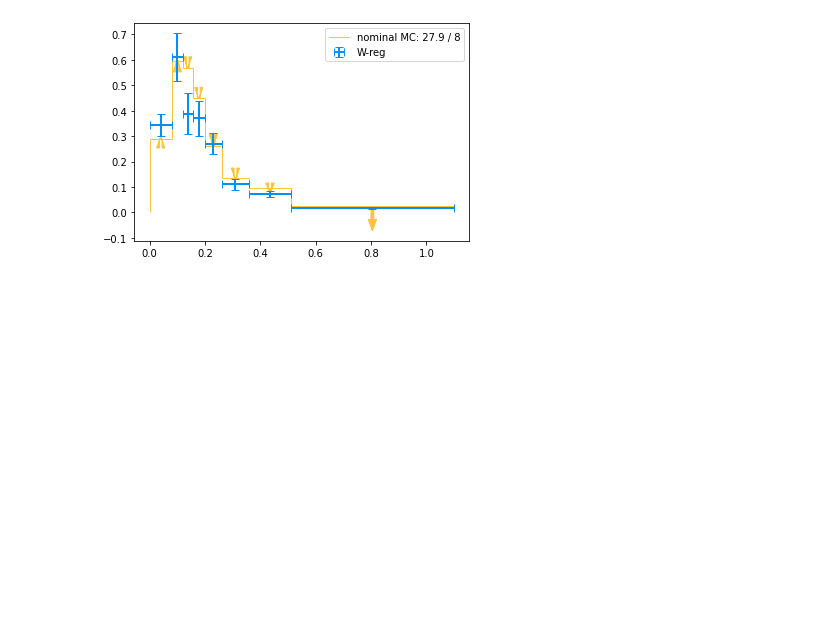
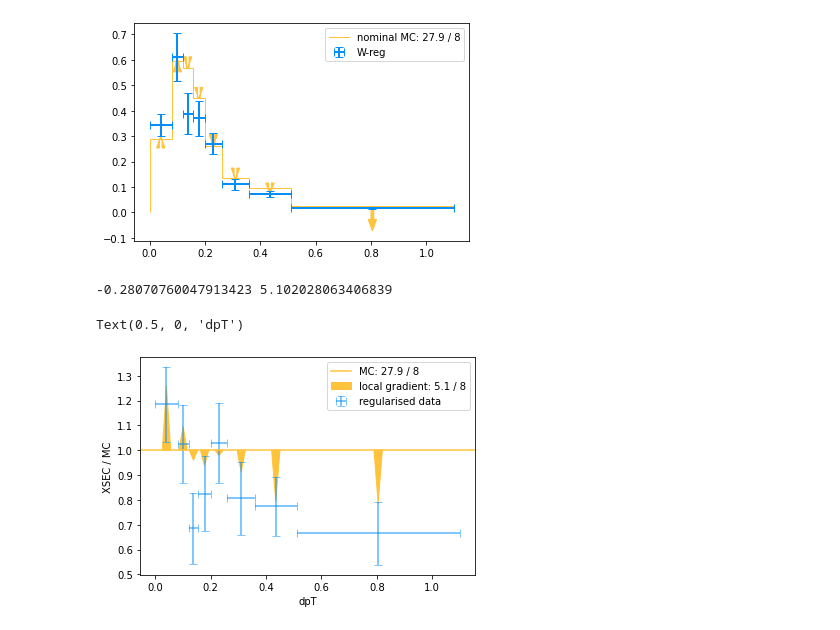
Before and after one commit to ast0815/regularisation, a Jupyter notebook: T2K_dpT.ipynb, the cells around one changed output. Drawn from its saved outputs; the diff is of its cells as text; code cells hidden in the pictures; blank space fills up the shorter version.

```diff
--- a/T2K_dpT.ipynb
+++ b/T2K_dpT.ipynb
@@ -114,4 +74,6 @@ C = (C + C.T) / 2
 # %%
+# Regularisation
+C = utils.Q1s(nominal)
 plt.matshow(C)
 plt.colorbar()
 # %% [output]
@@ -333,3 +295,49 @@ plt.legend()
 # %% [output]
 <matplotlib.legend.Legend at 0x...>
 [figure]
+# %%
+# data / MC
+norm = nominal
+ys = regularised_list[i_W] / norm
+yerrs = np.sqrt(np.diag(cov_list[i_W])) / norm
+plt.errorbar(
+    x,
+    ys,
+    yerr=yerrs,
+    xerr=xerr,
+    label="regularised data",
+    linewidth=2,
+    linestyle="",
+    capsize=4,
+    alpha=0.5,
+)
+
+model = nominal
+chi = utils.chi2(model, unfolded_h[0], cov_unfolded_inv)
+grad = utils.scaled_grad(norm, model, unfolded_h[0], cov_unfolded_inv)
+chi_grad = utils.chi2(model * (grad + 1.0), unfolded_h[0], cov_unfolded_inv)
+print(np.sum(grad), chi_grad)
+ys = model / norm
+# plt.stairs(ys, bins, baseline=None, color="C1")
+plt.axhline(1.0, color="C1", label=f"MC: {chi:.1f} / {len(model)}")
+hw = np.min(xerr)
+for ax, ay, dy in zip(x, ys, grad):
+    ar = plt.arrow(
+        ax,
+        ay,
+        0,
+        dy,
+        head_width=0.03,
+        length_includes_head=True,
+        head_length=np.abs(dy),
+        color="C1",
+    )
+ar.set_label(f"local gradient: {chi_grad:.1f} / {len(model)}")
+
+plt.legend()
+plt.ylabel("XSEC / MC")
+plt.xlabel("dpT")
+# %% [output]
+-0.28070760047913423 5.102028063406839
+Text(0.5, 0, 'dpT')
+[figure, added]
```
Also changed, not shown: parts of 2 cells of this notebook, 6 other files.
